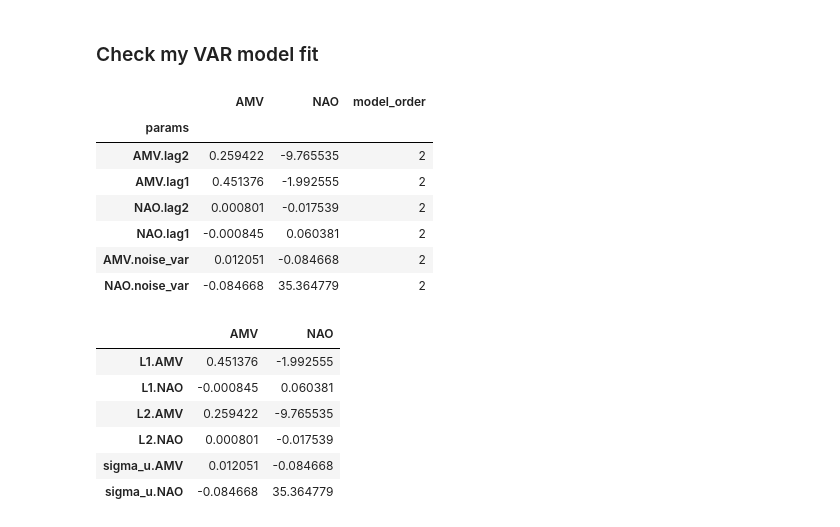
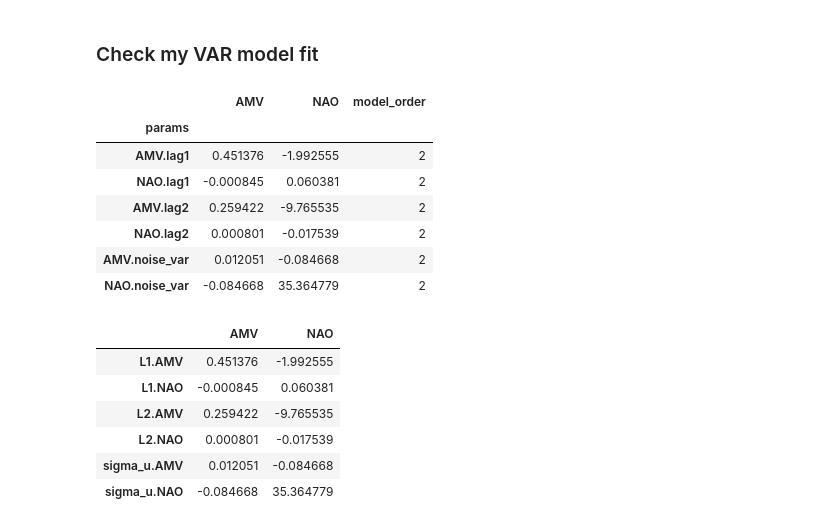
Before and after one commit to dougiesquire/Squire_2022_correlation, a Jupyter notebook: notebooks/exploratory/fit_hindcasts.ipynb, the cells around one changed output. Drawn from its saved outputs; the diff is of its cells as text; code cells hidden in the pictures.

```diff
--- a/notebooks/exploratory/fit_hindcasts.ipynb
+++ b/notebooks/exploratory/fit_hindcasts.ipynb
@@ -52,13 +54,14 @@ NAO = (
 )
 
 AMV, NAO = xr.align(AMV, NAO)
-obsv = xr.merge((AMV, NAO)).isel(time=slice(148))  # Even times so can divide in half
+# Even times so can divide in half for testing
+reanalysis = xr.merge((AMV, NAO)).isel(time=slice(148))
 # %% [markdown]
 ### Check my AR model fit
 # %%
 n_lags = 2
 # %%
-my_params = ar_model.fit(obsv[["AMV"]], n_lags=n_lags, dim="time")
+my_params = ar_model.fit(reanalysis[["AMV"]], n_lags=n_lags, dim="time")
 my_params.to_dataframe()
 # %% [output]
 |  | AMV | model_order |
@@ -80,15 +83,15 @@ their_params.to_frame(name="AMV")
 # %% [markdown]
 ### Check my VAR model fit
 # %%
-my_params = ar_model.fit(obsv, n_lags=n_lags, dim="time")
+my_params = ar_model.fit(reanalysis, n_lags=n_lags, dim="time")
 my_params.to_dataframe()
 # %% [output]
 |  | AMV | NAO | model_order |
 | params |  |  |  |
+| AMV.lag1 | 0.451376 | -1.992555 | 2 |
+| NAO.lag1 | -0.000845 | 0.060381 | 2 |
 | AMV.lag2 | 0.259422 | -9.765535 | 2 |
-| AMV.lag1 | 0.451376 | -1.992555 | 2 |
 | NAO.lag2 | 0.000801 | -0.017539 | 2 |
-| NAO.lag1 | -0.000845 | 0.060381 | 2 |
 | AMV.noise_var | 0.012051 | -0.084668 | 2 |
 | NAO.noise_var | -0.084668 | 35.364779 | 2 |
 # %%
```
Also changed, not shown: parts of 26 cells of this notebook, 3 other files.
